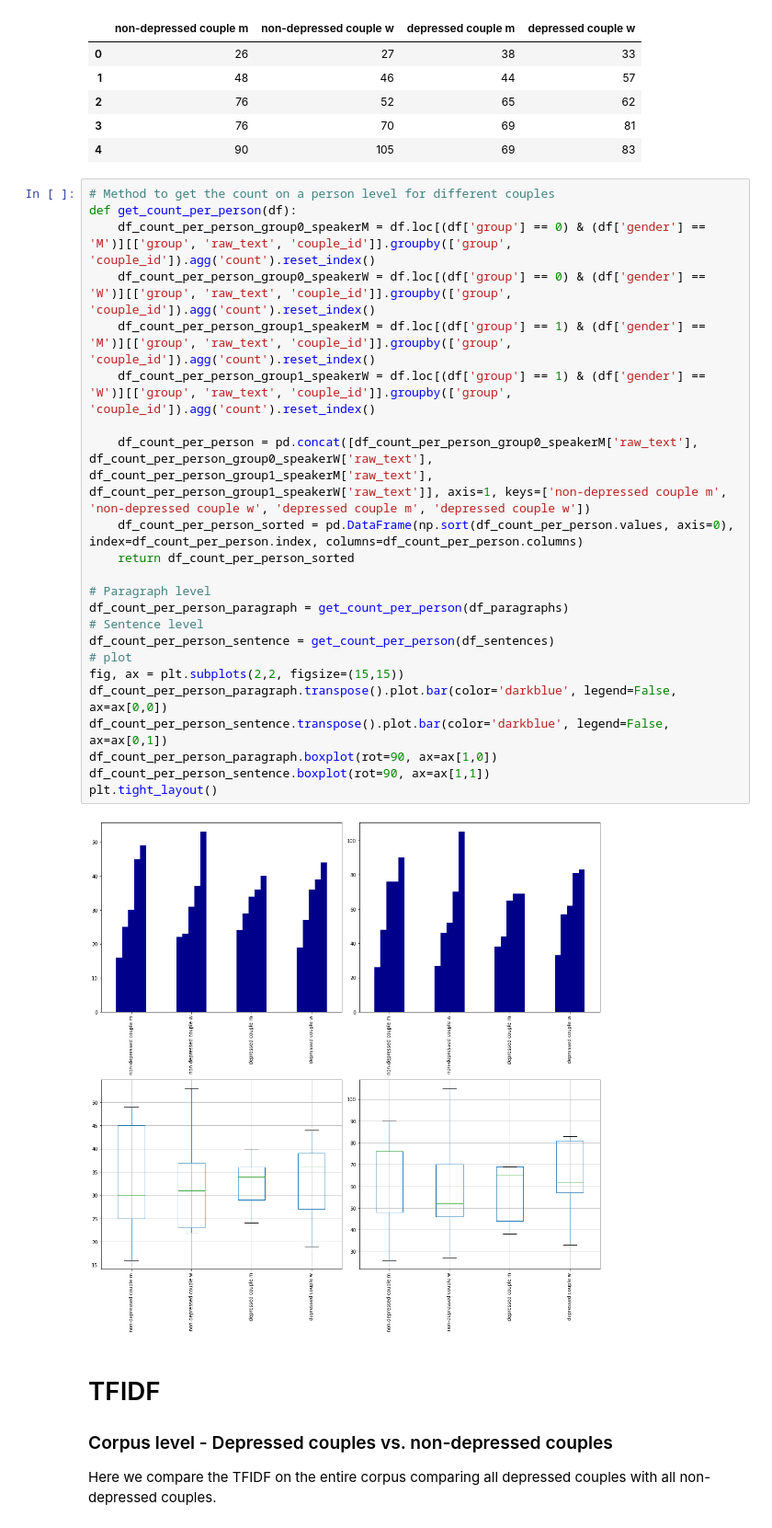
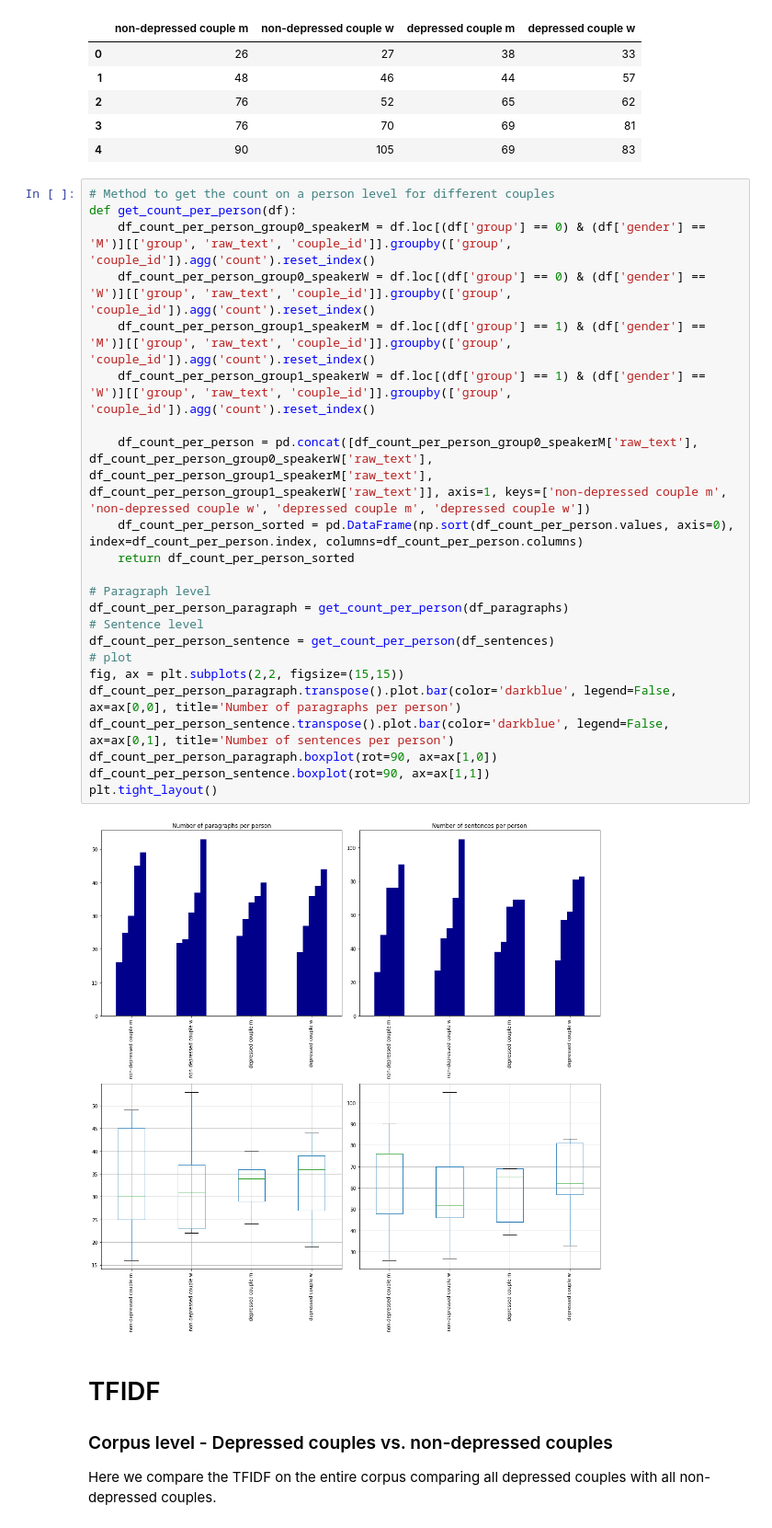
Before and after one commit to gitexa/sigmund, a Jupyter notebook: data_description.ipynb, the cells around one changed output. Shown at 92% size. Cells and saved outputs as stored; diff of their text form.

```diff
--- a/data_description.ipynb
+++ b/data_description.ipynb
@@ -67,28 +67,28 @@ df_count_per_person_sentence
 # %%
 # Method to get the count on a person level for different couples
 def get_count_per_person(df):
     df_count_per_person_group0_speakerM = df.loc[(df['group'] == 0) & (df['gender'] == 'M')][['group', 'raw_text', 'couple_id']].groupby(['group', 'couple_id']).agg('count').reset_index()
     df_count_per_person_group0_speakerW = df.loc[(df['group'] == 0) & (df['gender'] == 'W')][['group', 'raw_text', 'couple_id']].groupby(['group', 'couple_id']).agg('count').reset_index()
     df_count_per_person_group1_speakerM = df.loc[(df['group'] == 1) & (df['gender'] == 'M')][['group', 'raw_text', 'couple_id']].groupby(['group', 'couple_id']).agg('count').reset_index()
     df_count_per_person_group1_speakerW = df.loc[(df['group'] == 1) & (df['gender'] == 'W')][['group', 'raw_text', 'couple_id']].groupby(['group', 'couple_id']).agg('count').reset_index()
 
     df_count_per_person = pd.concat([df_count_per_person_group0_speakerM['raw_text'], df_count_per_person_group0_speakerW['raw_text'], df_count_per_person_group1_speakerM['raw_text'], df_count_per_person_group1_speakerW['raw_text']], axis=1, keys=['non-depressed couple m', 'non-depressed couple w', 'depressed couple m', 'depressed couple w'])
     df_count_per_person_sorted = pd.DataFrame(np.sort(df_count_per_person.values, axis=0), index=df_count_per_person.index, columns=df_count_per_person.columns)
     return df_count_per_person_sorted
 
 # Paragraph level
 df_count_per_person_paragraph = get_count_per_person(df_paragraphs)
 # Sentence level
 df_count_per_person_sentence = get_count_per_person(df_sentences)
 # plot
 fig, ax = plt.subplots(2,2, figsize=(15,15))
-df_count_per_person_paragraph.transpose().plot.bar(color='darkblue', legend=False, ax=ax[0,0])
-df_count_per_person_sentence.transpose().plot.bar(color='darkblue', legend=False, ax=ax[0,1])
+df_count_per_person_paragraph.transpose().plot.bar(color='darkblue', legend=False, ax=ax[0,0], title='Number of paragraphs per person')
+df_count_per_person_sentence.transpose().plot.bar(color='darkblue', legend=False, ax=ax[0,1], title='Number of sentences per person')
 df_count_per_person_paragraph.boxplot(rot=90, ax=ax[1,0])
 df_count_per_person_sentence.boxplot(rot=90, ax=ax[1,1])
 plt.tight_layout()
 # %% [output]
-[figure, old version]
+[figure, new version]
 # %% [markdown]
 # TFIDF
 
```
Also changed, not shown: parts of 19 cells of this notebook.
